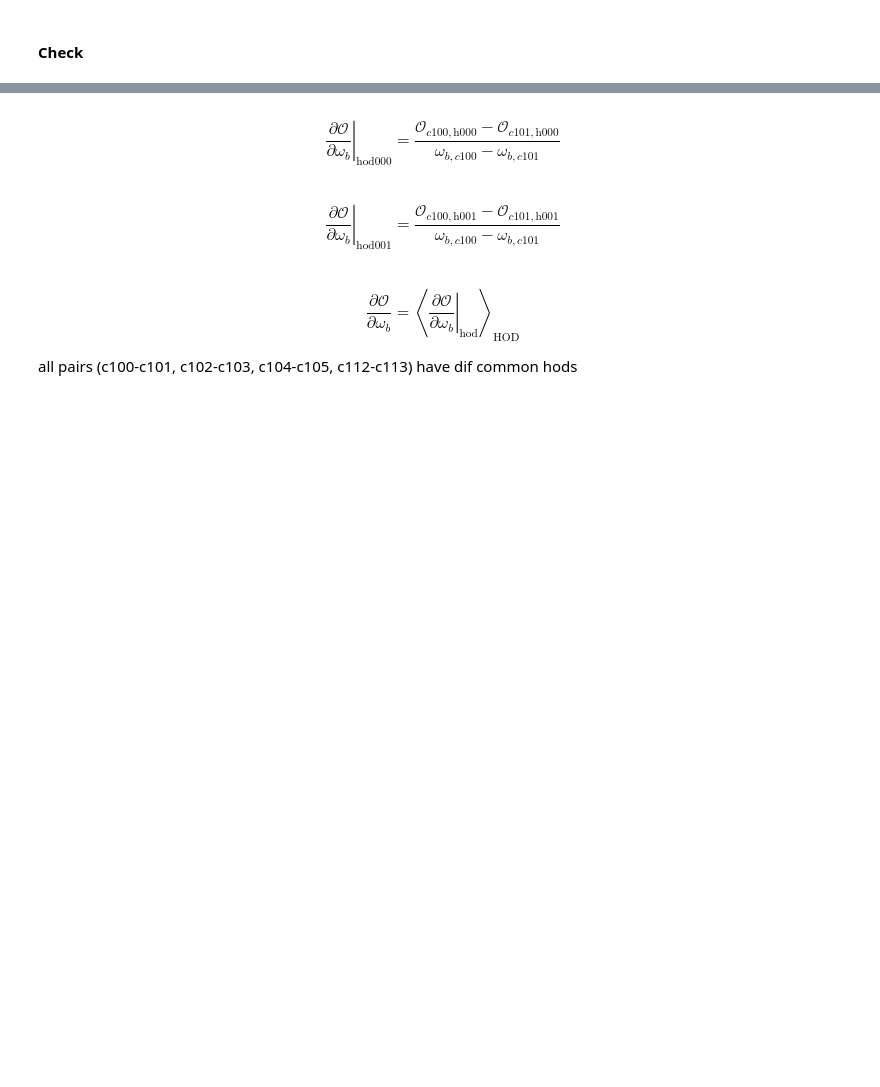
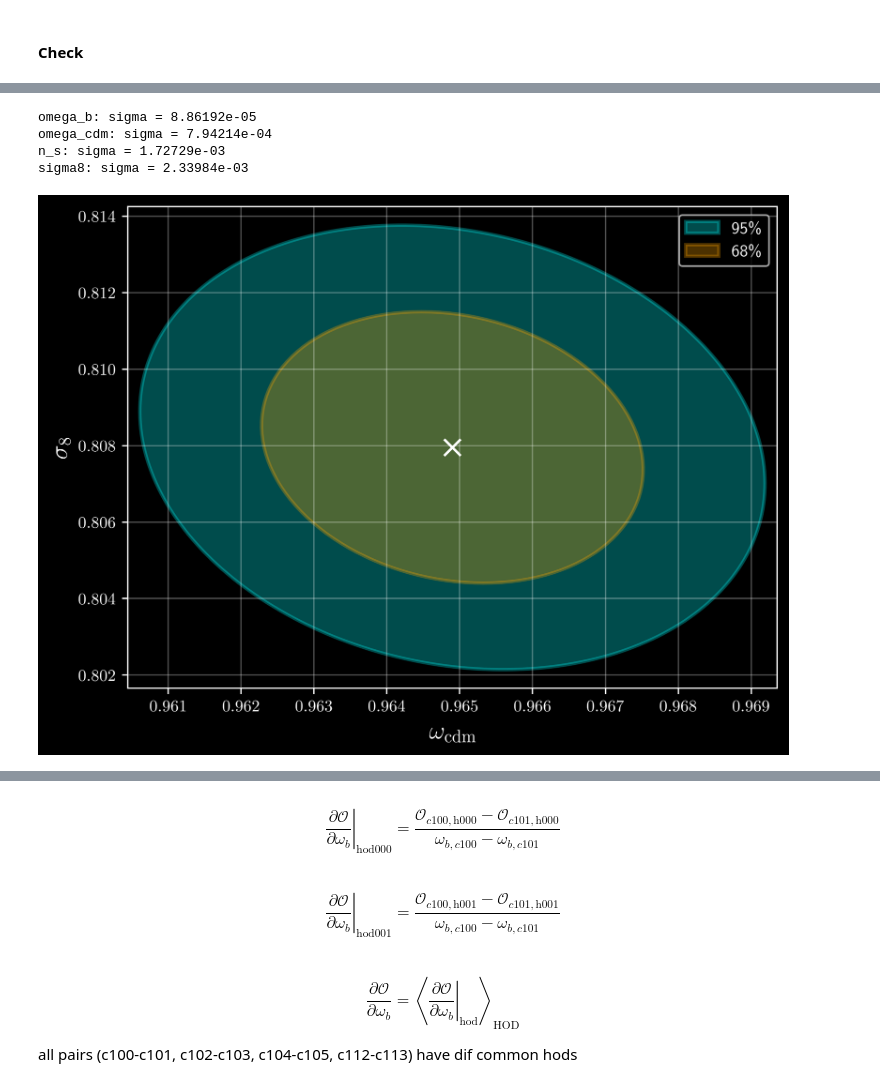
Before and after one commit to ValeriaTorresG/fisher-analysis, a Jupyter notebook: initial_fisher.ipynb, the cells around one changed output, grey strips where cells are left out. Drawn from its saved outputs; the diff is of its cells as text; code cells hidden in the pictures; blank space fills up the shorter version.

```diff
--- a/initial_fisher.ipynb
+++ b/initial_fisher.ipynb
@@ -261,0 +356,11 @@ plt.show()
+# %%
+param_cov = np.linalg.inv(F)
+sigma_params = np.sqrt(np.diag(param_cov))
+
+for name, sig in zip(param_names, sigma_params):
+    print(f'{name}: sigma = {sig:.5e}')
+# %% [output]
+omega_b: sigma = 8.86192e-05
+omega_cdm: sigma = 7.94214e-04
+n_s: sigma = 1.72729e-03
+sigma8: sigma = 2.33984e-03
@@ -261,0 +372,2 @@ plt.show()
+# %%
+theta_fid = np.array([fid_params[p] for p in param_names])
@@ -261,0 +422,33 @@ plt.show()
+# %%
+p1 = 'omega_cdm'
+p2 = 'sigma8'
+
+l1 = r'$\omega_{\mathrm{cdm}}$'
+l2 = r'$\sigma_8$'
+# %%
+i = param_names.index(p1)
+j = param_names.index(p2)
+# %%
+cov2d = param_cov[np.ix_([i, j], [i, j])]
+mean2d = theta_fid[[i, j]]
+# %%
+fig, ax = plt.subplots()
+
+add_confidence_ellipse(ax, cov2d, mean2d,
+                       level=0.954, lw=2, #ls='--',
+                       label=r'95\%', color='cyan', alpha=0.3)
+add_confidence_ellipse(ax, cov2d, mean2d,
+                       level=0.68, lw=2, label=r'68\%',
+                       color='orange', alpha=0.3)
+
+ax.scatter(mean2d[0], mean2d[1], marker='x', s=100, c='white')
+
+ax.set_xlabel(l1, fontsize=15)
+ax.set_ylabel(l2, fontsize=15)
+ax.legend()
+ax.grid(alpha=0.3)
+
+plt.tight_layout()
+plt.show()
+# %% [output]
+[figure, added]
```
Also changed, not shown: parts of 33 cells of this notebook, 1 other file.
